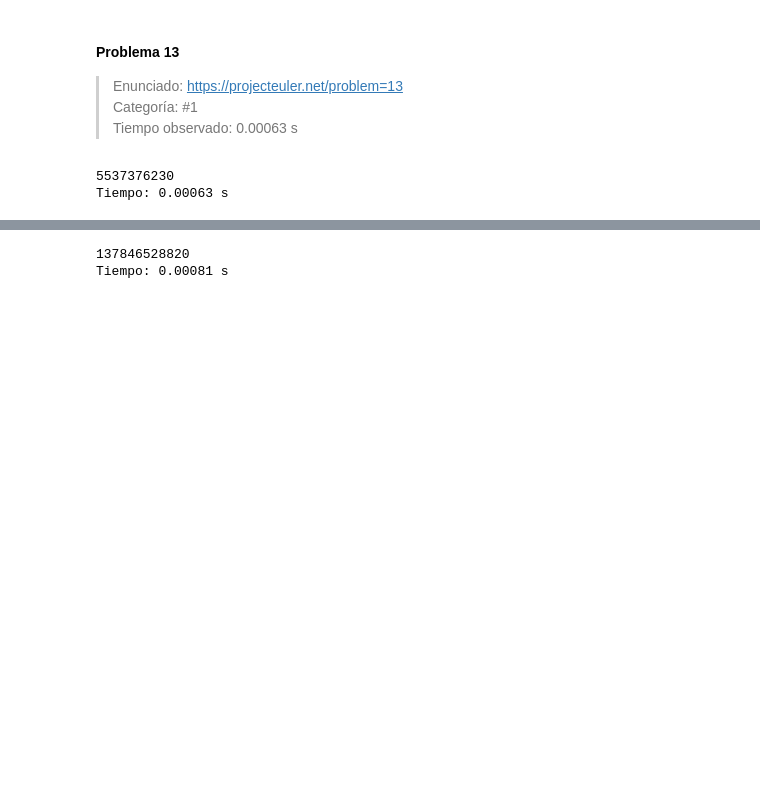
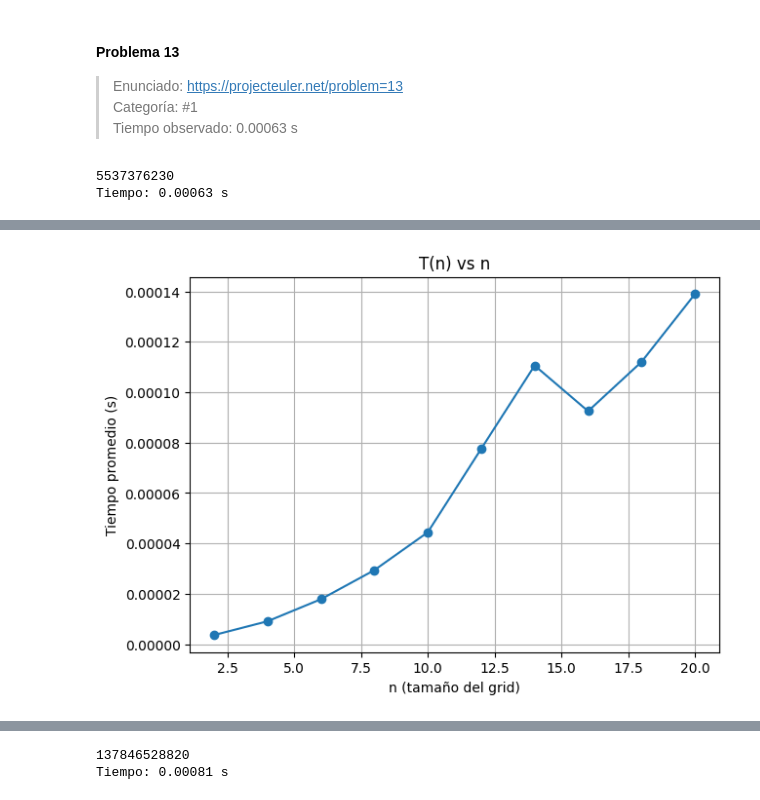
Before and after one commit to mercedesarmira/project-euler-curso-algoritmos, a Jupyter notebook: colab_notebook.ipynb, the cells around one changed output, grey strips where cells are left out. Saved outputs shown, nothing was run; the diff lists cells and outputs as text; code cells hidden in the pictures; blank space fills up the shorter version.

```diff
--- a/colab_notebook.ipynb
+++ b/colab_notebook.ipynb
@@ -174,0 +303,88 @@ Tiempo observado: 0.00081 s
+# %%
+import time
+import math
+import statistics
+from functools import lru_cache
+import matplotlib.pyplot as plt
+
+# -------------------------------------------
+# Función original del problema
+# -------------------------------------------
+@lru_cache(maxsize=None)
+def contar_caminos(x, y, n):
+    if x == n or y == n:
+        return 1
+    derecha = contar_caminos(x + 1, y, n)
+    abajo = contar_caminos(x, y + 1, n)
+    return derecha + abajo
+
+def medir_tiempo(n, repeticiones=5):
+    """
+    Mide el tiempo de ejecución de contar_caminos(0, 0, n)
+    repetidas veces y devuelve la lista de tiempos individuales.
+    """
+    tiempos = []
+
+    for _ in range(repeticiones):
+        # Limpiamos la caché ANTES de medir
+        contar_caminos.cache_clear()
+
+        inicio = time.perf_counter()
+        contar_caminos(0, 0, n)
+        fin = time.perf_counter()
+
+        tiempos.append(fin - inicio)
+
+    return tiempos
+
+# -------------------------------------------
+# Experimento empírico
+# -------------------------------------------
+
+valores_n = [2, 4, 6, 8, 10, 12, 14, 16, 18, 20]
+repeticiones = 5
+
+resultados = {}  # n : (media, desviación, lista_tiempos)
+
+for n in valores_n:
+    tiempos = medir_tiempo(n, repeticiones)
+    media = statistics.mean(tiempos)
+    desviacion = statistics.stdev(tiempos)
+    resultados[n] = (media, desviacion, tiempos)
+
+# -------------------------------------------
+# Mostrar tabla de resultados
+# -------------------------------------------
+
+print("n\tMedia (s)\tDesviación")
+for n in valores_n:
+    prom, desv, _ = resultados[n]
+    print(f"{n}\t{prom:.6f}\t{desv:.6f}")
+
+# -------------------------------------------
+# Gráfica T(n) vs n
+# -------------------------------------------
+
+plt.figure(figsize=(7, 5))
+plt.plot(valores_n, [resultados[n][0] for n in valores_n], marker="o")
+plt.xlabel("n (tamaño del grid)")
+plt.ylabel("Tiempo promedio (s)")
+plt.title("T(n) vs n")
+plt.grid(True)
+plt.show()
+
+# -------------------------------------------
+# Gráfica log(T) vs log(n)
+# -------------------------------------------
+
+log_n = [math.log(n) for n in valores_n]
+log_T = [math.log(resultados[n][0]) for n in valores_n]
+
+plt.figure(figsize=(7, 5))
+plt.plot(log_n, log_T, marker="o")
+plt.xlabel("log(n)")
+plt.ylabel("log(T)")
+plt.title("log(T) vs log(n)")
+plt.grid(True)
+plt.show()
+# %% [output]
@@ -174,0 +402 @@ Tiempo observado: 0.00081 s
+[figure, added]
```
Also changed, not shown: parts of 9 cells of this notebook, 7 other files.
